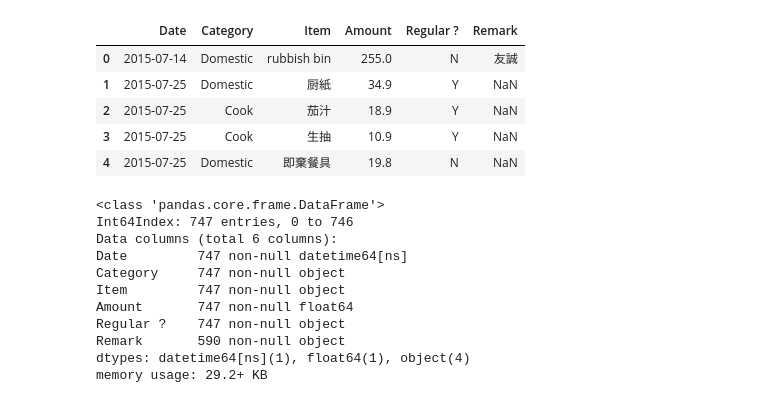
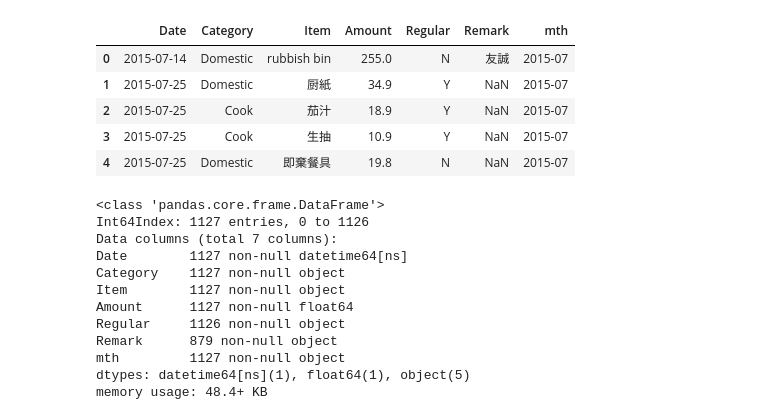
Before and after one commit to daedaluschan/hello-world, a Jupyter notebook: expenseSummary.ipynb, the cells around one changed output. Drawn from its saved outputs; the diff is of its cells as text; code cells hidden in the pictures.

```diff
--- a/expenseSummary.ipynb
+++ b/expenseSummary.ipynb
@@ -7,32 +9,37 @@ import datetime
 # %%
 expense = pd.read_csv('expense_txt.csv',
                       sep='|',
                       converters = {'Amount': lambda x : float(string.replace(string.replace(x, '$', ''),',',''))},
                       parse_dates=['Date'],
-                      date_parser= lambda y : datetime.datetime.strptime(y, '%m/%d/%Y'))
+                      date_parser= lambda y : datetime.datetime.strptime(y, '%Y-%m-%d'))
+
+
+expense.rename(columns={'Regular ?' : 'Regular'}, inplace=True)
+expense['mth'] = expense['Date'].apply(lambda x : x.year.__str__() + '-' + x.month.__str__().zfill(2))
 
 expense[:5]
 # %% [output]
-|  | Date | Category | Item | Amount | Regular ? | Remark |
-| 0 | 2015-07-14 | Domestic | rubbish bin | 255.0 | N | 友誠 |
-| 1 | 2015-07-25 | Domestic | 厨紙 | 34.9 | Y | NaN |
-| 2 | 2015-07-25 | Cook | 茄汁 | 18.9 | Y | NaN |
-| 3 | 2015-07-25 | Cook | 生抽 | 10.9 | Y | NaN |
-| 4 | 2015-07-25 | Domestic | 即棄餐具 | 19.8 | N | NaN |
+|  | Date | Category | Item | Amount | Regular | Remark | mth |
+| 0 | 2015-07-14 | Domestic | rubbish bin | 255.0 | N | 友誠 | 2015-07 |
+| 1 | 2015-07-25 | Domestic | 厨紙 | 34.9 | Y | NaN | 2015-07 |
+| 2 | 2015-07-25 | Cook | 茄汁 | 18.9 | Y | NaN | 2015-07 |
+| 3 | 2015-07-25 | Cook | 生抽 | 10.9 | Y | NaN | 2015-07 |
+| 4 | 2015-07-25 | Domestic | 即棄餐具 | 19.8 | N | NaN | 2015-07 |
 # %%
 expense.info()
 # %% [output]
 <class 'pandas.core.frame.DataFrame'>
-Int64Index: 747 entries, 0 to 746
-Data columns (total 6 columns):
-Date         747 non-null datetime64[ns]
-Category     747 non-null object
-Item         747 non-null object
-Amount       747 non-null float64
-Regular ?    747 non-null object
-Remark       590 non-null object
-dtypes: datetime64[ns](1), float64(1), object(4)
-memory usage: 29.2+ KB
+Int64Index: 1127 entries, 0 to 1126
+Data columns (total 7 columns):
+Date        1127 non-null datetime64[ns]
+Category    1127 non-null object
+Item        1127 non-null object
+Amount      1127 non-null float64
+Regular     1126 non-null object
+Remark      879 non-null object
+mth         1127 non-null object
+dtypes: datetime64[ns](1), float64(1), object(5)
+memory usage: 48.4+ KB
 # %%
 expense.describe()
 # %% [output]
```
Also changed, not shown: parts of 19 cells of this notebook, 1 other file.
